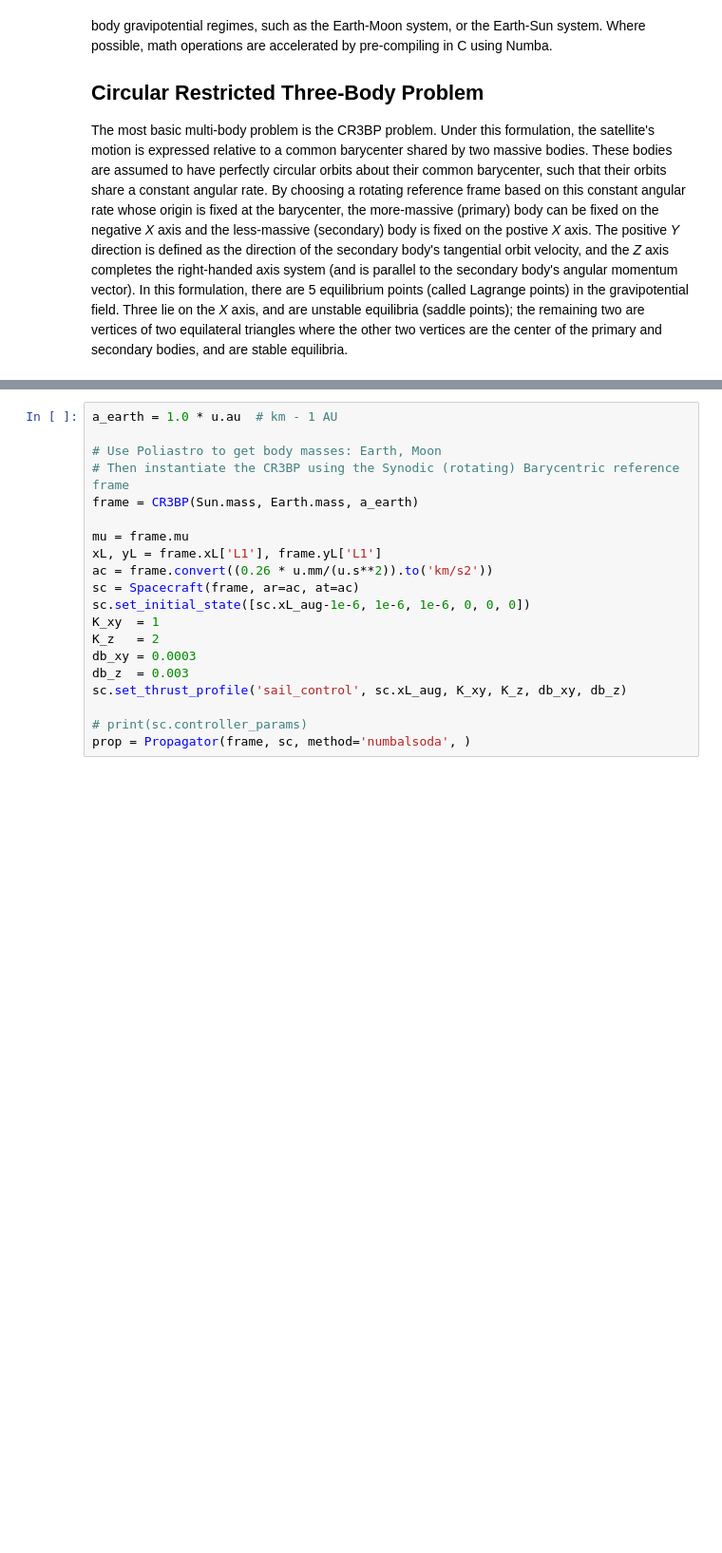
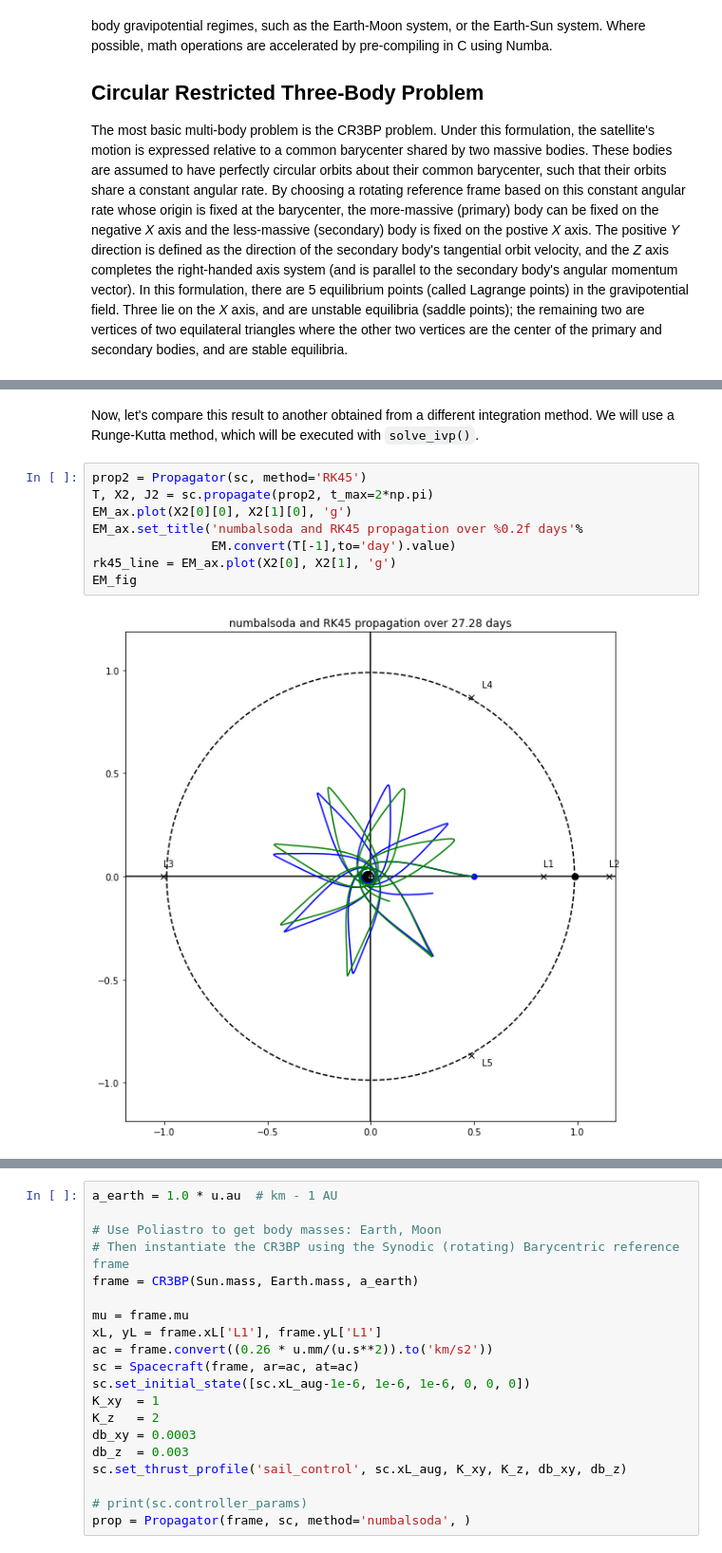
Before and after one commit to zfunke7/CircularRestricted, a Jupyter notebook: sunshade_notebook.ipynb, the cells around one changed output, grey strips where cells are left out. Shown at 95% size. Cells and saved outputs as stored; diff of their text form; blank space fills up the shorter version.

```diff
--- a/sunshade_notebook.ipynb
+++ b/sunshade_notebook.ipynb
@@ -138,0 +203,12 @@ ax.set_title('The Circular Restricted Three Body Problem',fontsize=20);
+# %% [markdown]
+Now, let's compare this result to another obtained from a different integration method. We will use a Runge-Kutta method, which will be executed with `solve_ivp()`.
+# %%
+prop2 = Propagator(sc, method='RK45')
+T, X2, J2 = sc.propagate(prop2, t_max=2*np.pi)
+EM_ax.plot(X2[0][0], X2[1][0], 'g')
+EM_ax.set_title('numbalsoda and RK45 propagation over %0.2f days'%
+                EM.convert(T[-1],to='day').value)
+rk45_line = EM_ax.plot(X2[0], X2[1], 'g')
+EM_fig
+# %% [output]
+[figure, added]
```
Also changed, not shown: parts of 52 cells of this notebook, 1 other file.
